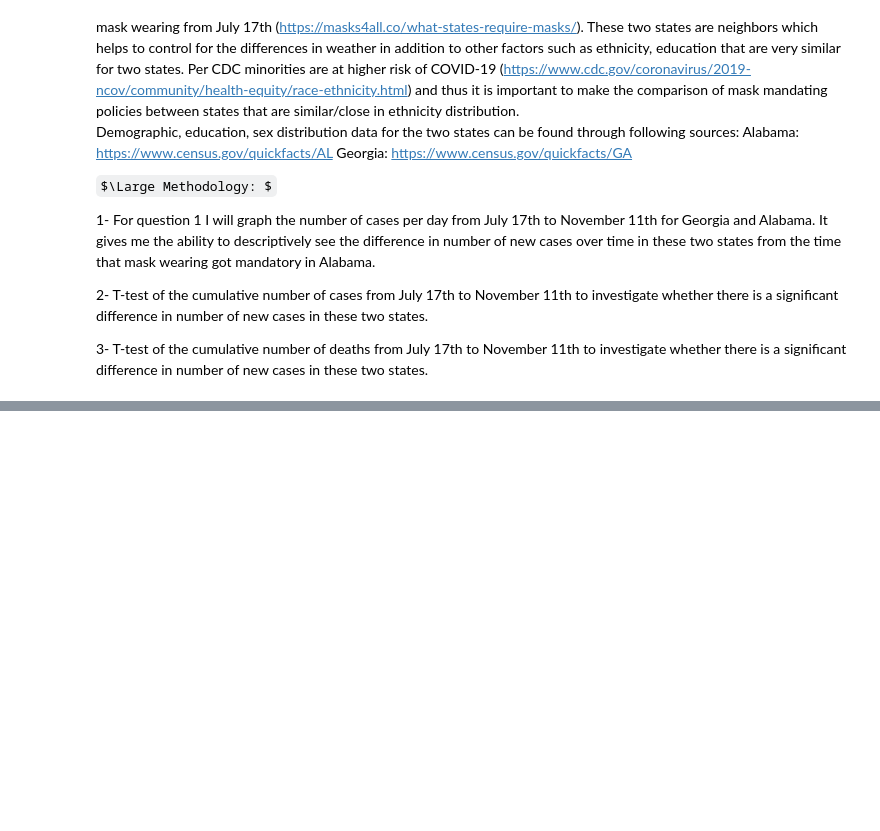
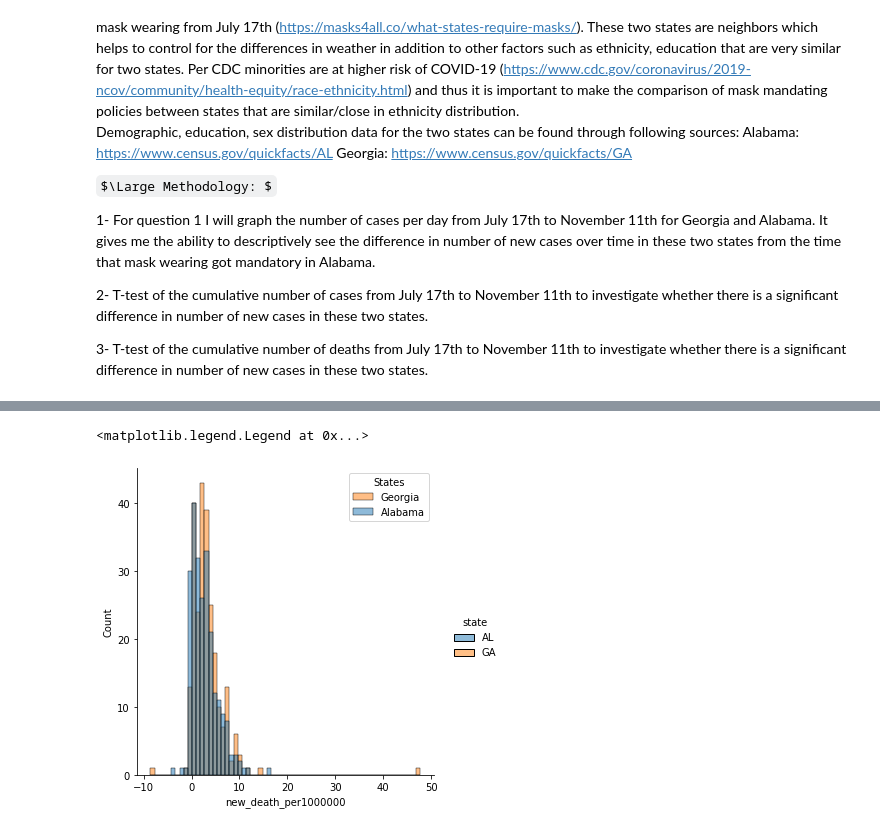
Before and after one commit to dibay/mask-wearing-policy-COVID-19-burden, a Jupyter notebook: Data-512-final.ipynb, the cells around one changed output, grey strips where cells are left out. Saved outputs shown, nothing was run; the diff lists cells and outputs as text; code cells hidden in the pictures; some formulas as TeX source; blank space fills up the shorter version.

```diff
--- a/Data-512-final.ipynb
+++ b/Data-512-final.ipynb
@@ -54,0 +121,7 @@ It gives me the ability to descriptively see the difference in number of new cas
+# %%
+#plotting the distribution of new death for two states
+sns.displot(res, x="new_death_per1000000", hue="state")
+plt.legend(title='States', loc='upper right', labels=['Georgia', 'Alabama'])
+# %% [output]
+<matplotlib.legend.Legend at 0x...>
+[figure, added]
```
Also changed, not shown: parts of 55 cells of this notebook, 4 other files.
